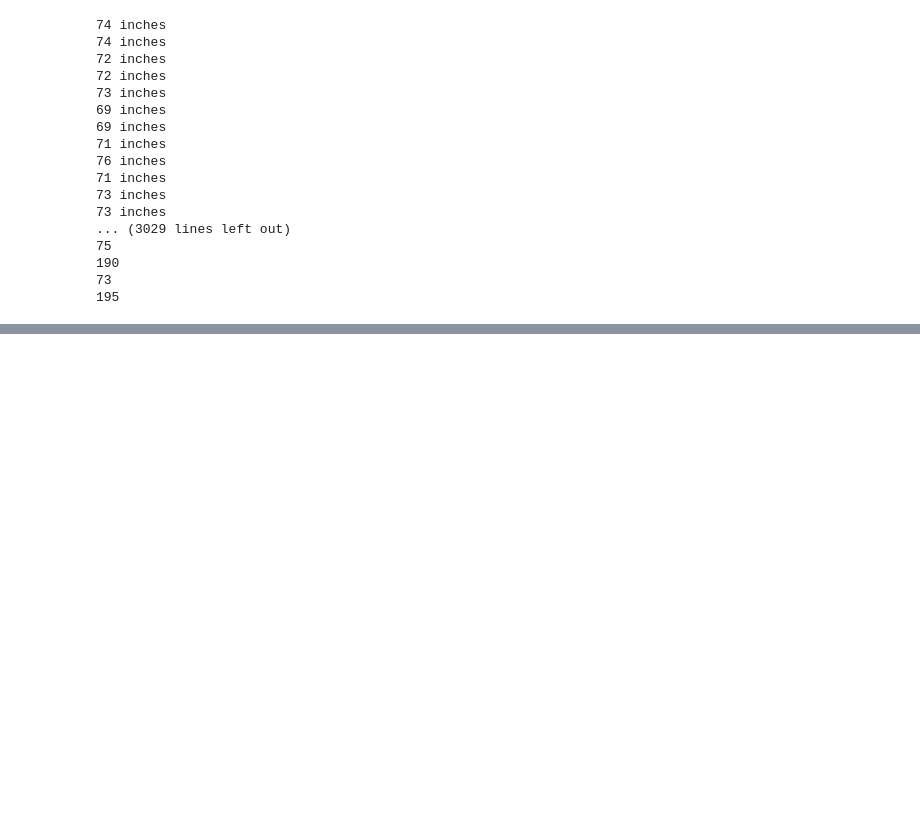
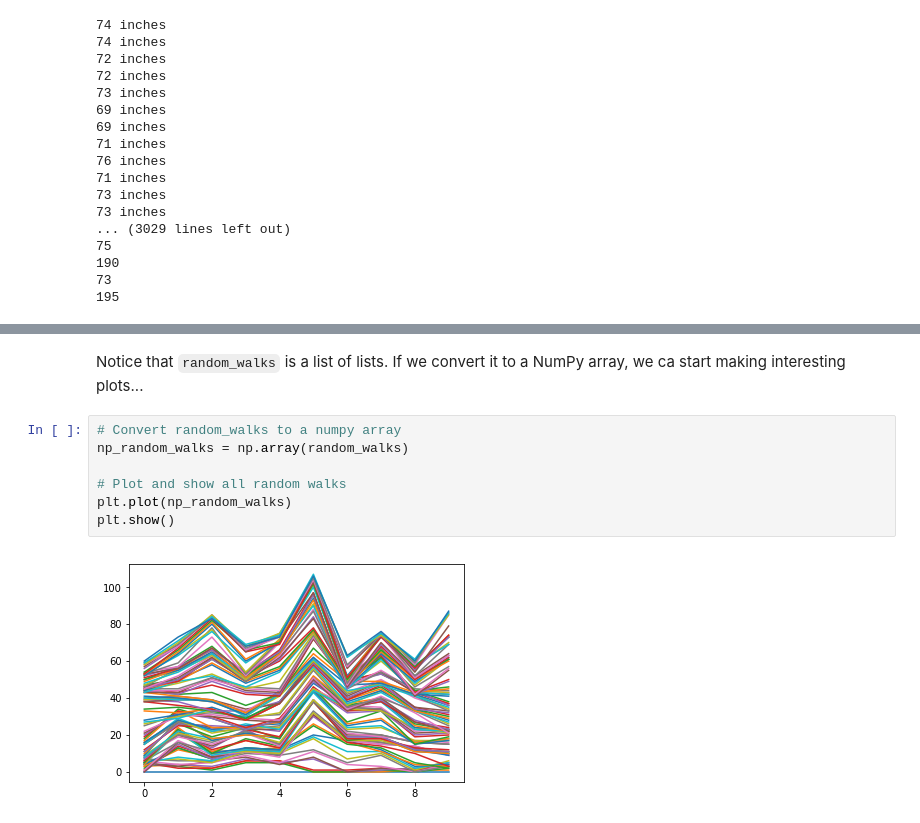
Before and after one commit to vilacham/DataCamp_Courses, a Jupyter notebook: Intermediate Python for Data Science.ipynb, the cells around one changed output, grey strips where cells are left out. Cells and saved outputs as stored; diff of their text form; blank space fills up the shorter version.

```diff
--- a/Intermediate Python for Data Science.ipynb
+++ b/Intermediate Python for Data Science.ipynb
@@ -1154,0 +1355,11 @@ for i in np.nditer(np_baseball) :
+# %% [markdown]
+Notice that `random_walks` is a list of lists. If we convert it to a NumPy array, we ca start making interesting plots...
+# %%
+# Convert random_walks to a numpy array
+np_random_walks = np.array(random_walks)
+
+# Plot and show all random walks
+plt.plot(np_random_walks)
+plt.show()
+# %% [output]
+[figure, added]
```
Also changed, not shown: parts of 26 cells of this notebook.
